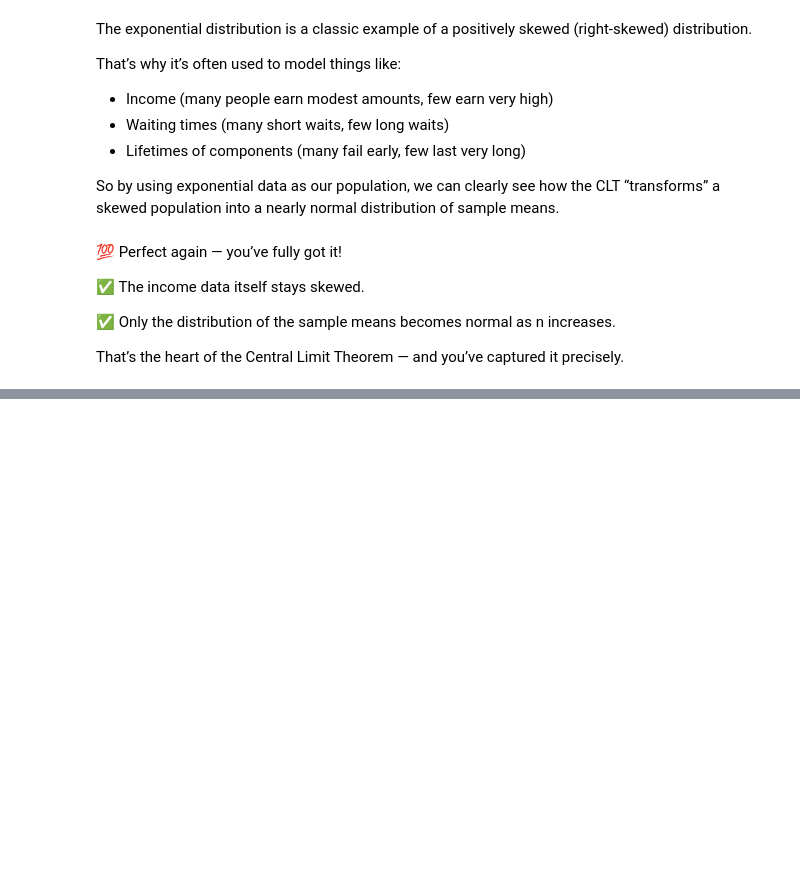
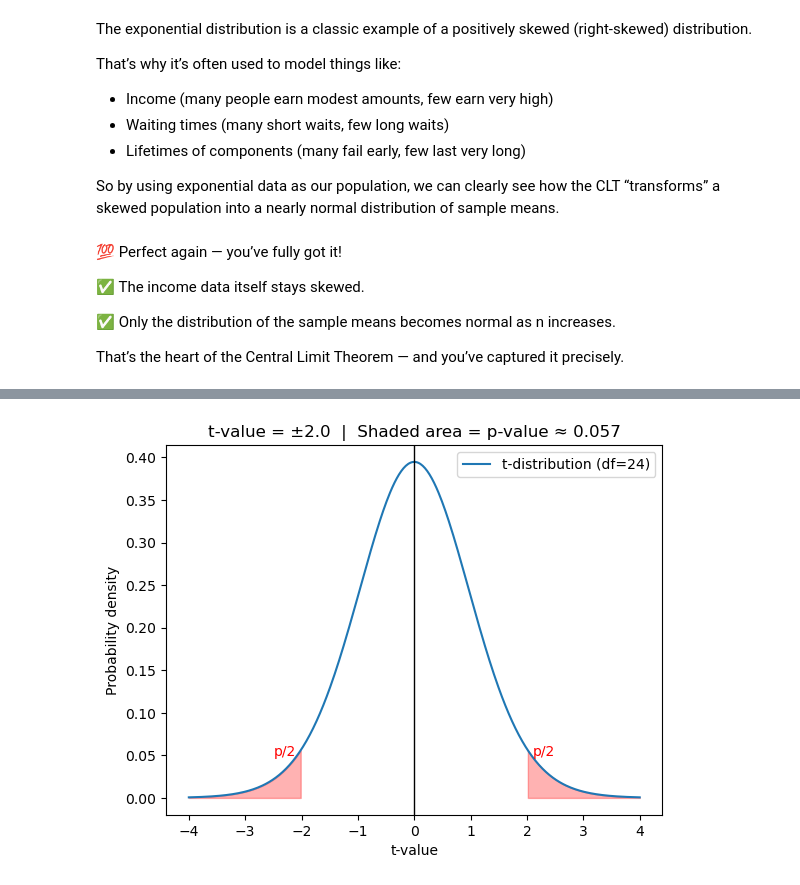
Before and after one commit to mlnotes2718/introduction-statistics-machine-learning, a Jupyter notebook: Statistics-in-ML-5-Sampling-Distributions-and-Central-Limit-Theorem.ipynb, the cells around one changed output, grey strips where cells are left out. Saved outputs shown, nothing was run; the diff lists cells and outputs as text; code cells hidden in the pictures; blank space fills up the shorter version.

Commit message:
update t value

```diff
--- a/Statistics-in-ML-5-Sampling-Distributions-and-Central-Limit-Theorem.ipynb
+++ b/Statistics-in-ML-5-Sampling-Distributions-and-Central-Limit-Theorem.ipynb
@@ -189,0 +530,28 @@ Make statistical inferences about population parameters safely, as long as the s
+# %%
+# Parameters
+df = 24           # degrees of freedom
+t_val = 2.0       # observed t-value
+alpha = 0.
+
+# Create t-distribution curve
+x = np.linspace(-4, 4, 400)
+y = t.pdf(x, df)
+
+# Plot the t distribution
+plt.plot(x, y, label=f"t-distribution (df={df})")
+plt.axvline(0, color='black', linewidth=1)
+
+# Shade the two tails beyond |t_val|
+plt.fill_between(x, y, where=(x >= t_val), color='red', alpha=0.3)
+plt.fill_between(x, y, where=(x <= -t_val), color='red', alpha=0.3)
+
+# Annotate
+plt.text(t_val+0.1, 0.05, 'p/2', color='red')
+plt.text(-t_val-0.5, 0.05, 'p/2', color='red')
+plt.title(f"t-value = ±{t_val}  |  Shaded area = p-value ≈ {2*(1-t.cdf(t_val, df)):.3f}")
+plt.xlabel("t-value")
+plt.ylabel("Probability density")
+plt.legend()
+plt.show()
+# %% [output]
+[figure, added]
```
Also changed, not shown: parts of 54 cells of this notebook.
